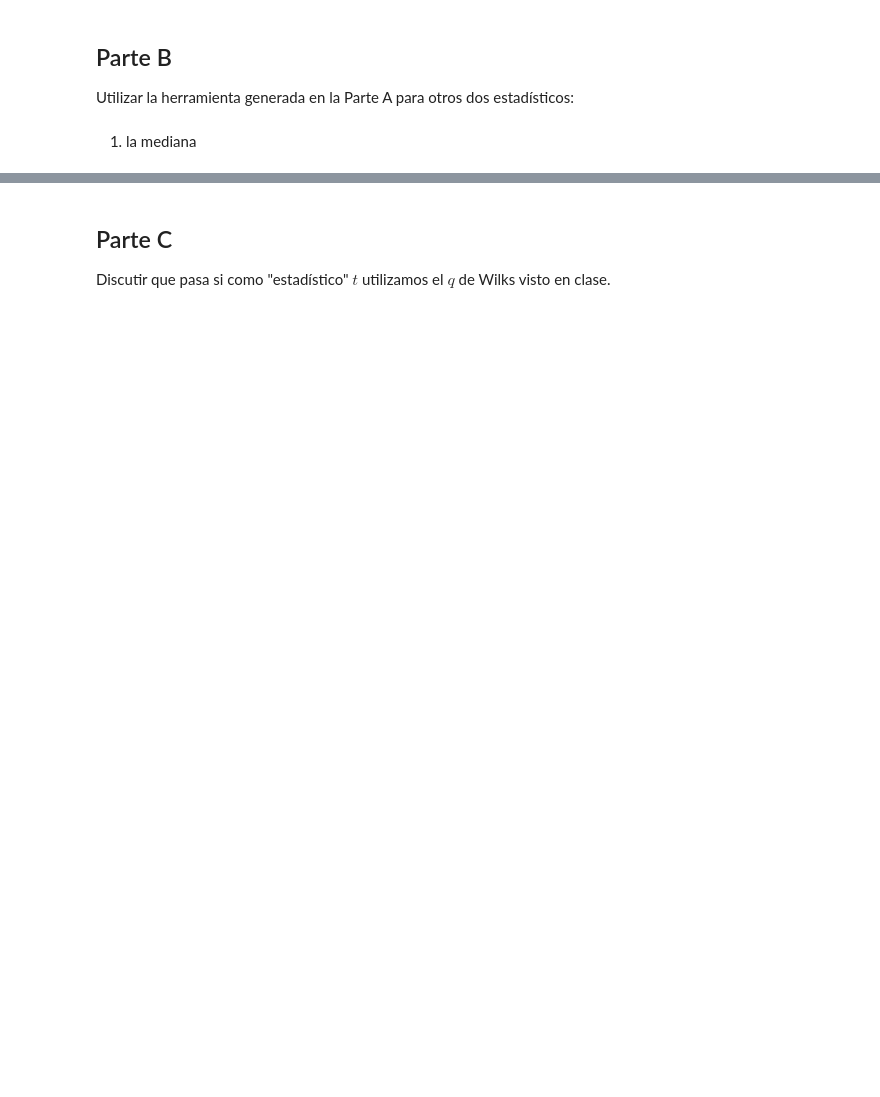
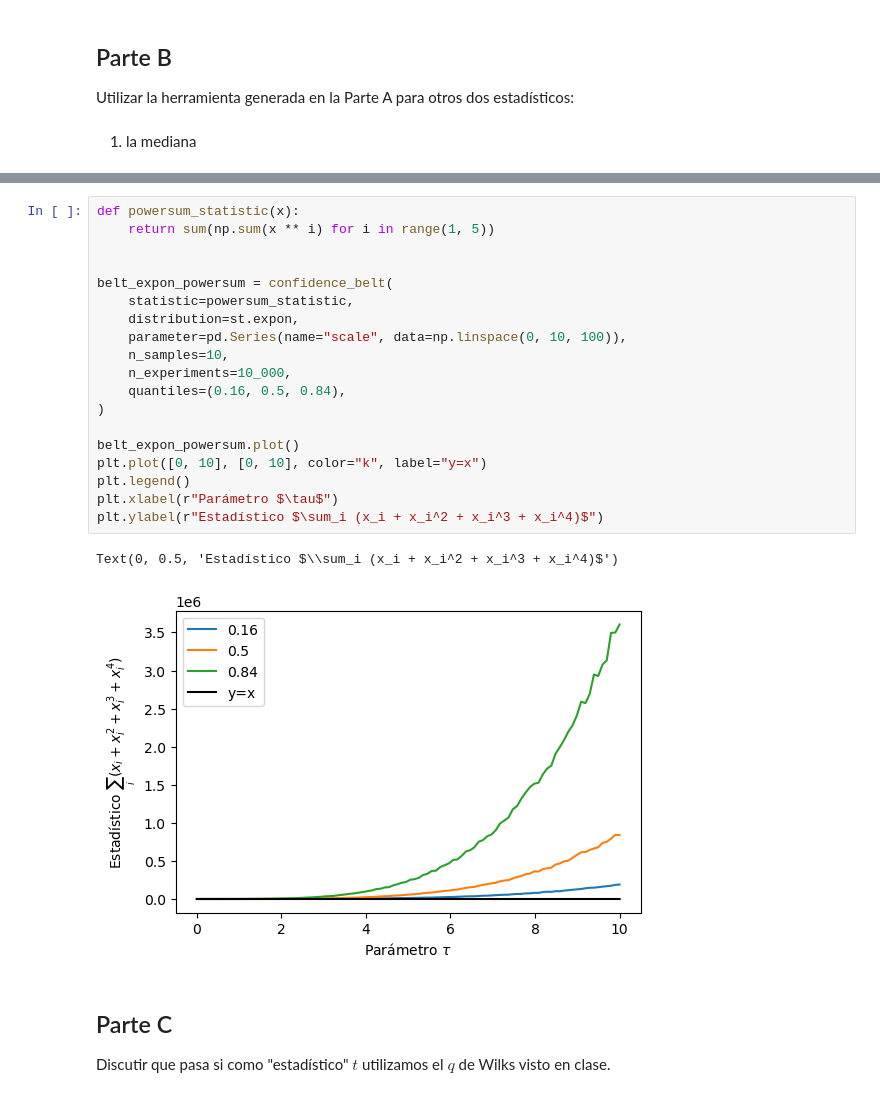
Before and after one commit to maurosilber/mefe2, a Jupyter notebook: cinturon_de_confianza.ipynb, the cells around one changed output, grey strips where cells are left out. Cells and saved outputs as stored; diff of their text form; blank space fills up the shorter version.

```diff
--- a/cinturon_de_confianza.ipynb
+++ b/cinturon_de_confianza.ipynb
@@ -22,3 +211,25 @@ Utilizar la herramienta generada en la Parte A para otros dos estadísticos:
+# %%
+def powersum_statistic(x):
+    return sum(np.sum(x ** i) for i in range(1, 5))
+
+
+belt_expon_powersum = confidence_belt(
+    statistic=powersum_statistic,
+    distribution=st.expon,
+    parameter=pd.Series(name="scale", data=np.linspace(0, 10, 100)),
+    n_samples=10,
+    n_experiments=10_000,
+    quantiles=(0.16, 0.5, 0.84),
+)
+
+belt_expon_powersum.plot()
+plt.plot([0, 10], [0, 10], color="k", label="y=x")
+plt.legend()
+plt.xlabel(r"Parámetro $\tau$")
+plt.ylabel(r"Estadístico $\sum_i (x_i + x_i^2 + x_i^3 + x_i^4)$")
+# %% [output]
+Text(0, 0.5, 'Estadístico $\\sum_i (x_i + x_i^2 + x_i^3 + x_i^4)$')
+[figure, added]
 # %% [markdown]
 ## Parte C
 Discutir que pasa si como "estadístico" $t$ utilizamos el $q$ de Wilks visto en clase.
```
Also changed, not shown: parts of 32 cells of this notebook, 1 other file.
